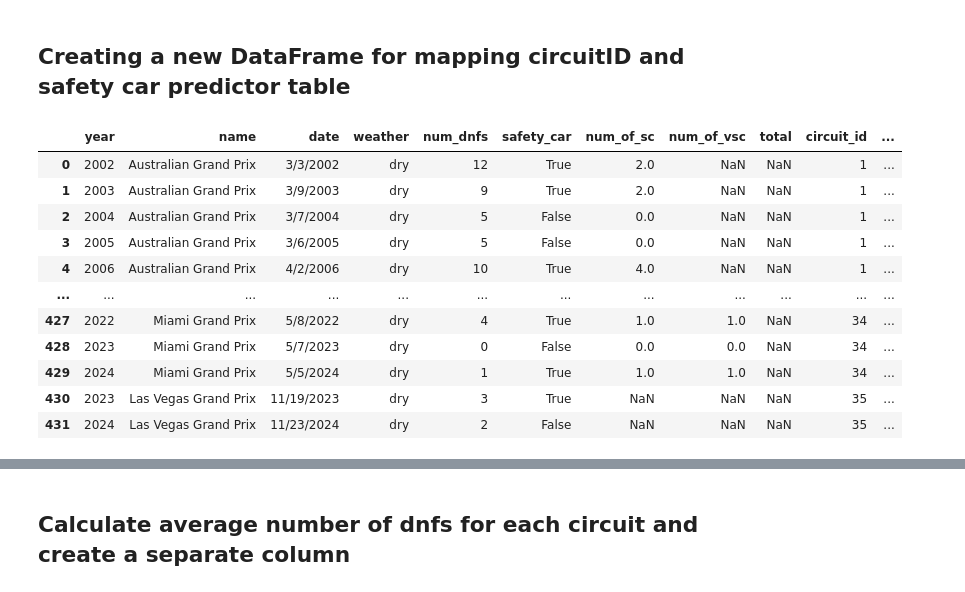
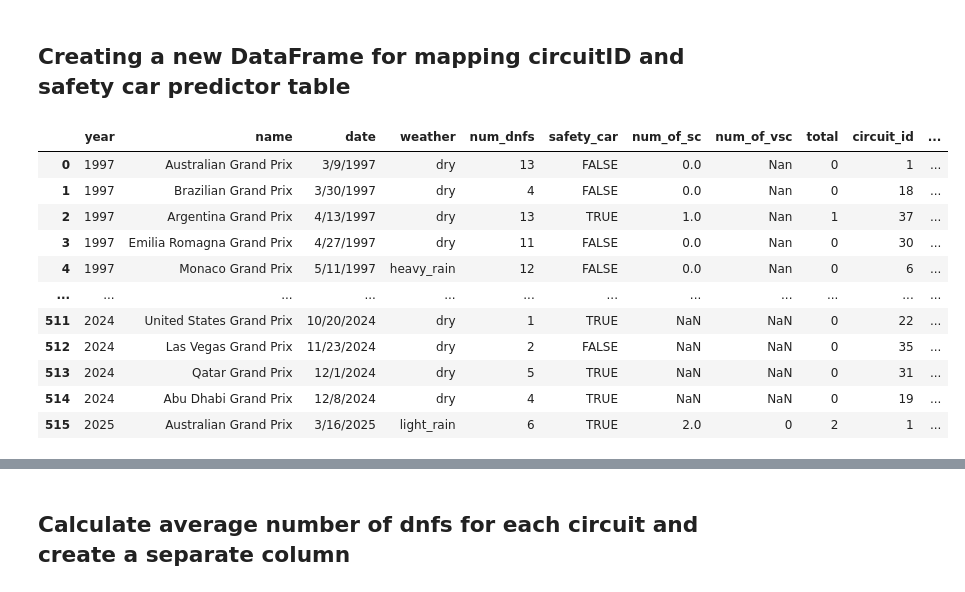
Before and after one commit to alex64a/F1-Safety-Car-Predictor, a Jupyter notebook: F1-Safety-Car-Predictor.ipynb, the cells around one changed output, grey strips where cells are left out. Cells and saved outputs as stored; diff of their text form; code cells hidden in the pictures.

```diff
--- a/F1-Safety-Car-Predictor.ipynb
+++ b/F1-Safety-Car-Predictor.ipynb
@@ -74,57 +75,58 @@ array(['Australian Grand Prix', 'Malaysian Grand Prix',
 # %%
 
 circuit_mapping = {
-    'Australian Grand Prix': 1,
-    'Malaysian Grand Prix': 2,
-    'Chinese Grand Prix': 3,
-    'Bahrain Grand Prix': 4,
-    'Spanish Grand Prix': 5,
-    'Monaco Grand Prix': 6,
-    'Canadian Grand Prix': 7,
-    'British Grand Prix': 8,
-    'German Grand Prix': 9,
-    'Hungarian Grand Prix': 10,
-    'Belgian Grand Prix': 11,
-    'Italian Grand Prix': 12,
-    'Singapore Grand Prix': 13,
-    'Korean Grand Prix': 14,
-    'Japanese Grand Prix': 15,
-    'Indian Grand Prix': 16,
-    'Abu Dhabi Grand Prix': 17,
-    'United States Grand Prix': 18,
-    'Brazilian Grand Prix': 19,
-    'Austrian Grand Prix': 20,
-    'Russian Grand Prix': 21,
-    'Mexican Grand Prix': 22,
-    'Azerbaijan Grand Prix': 23,
-    'French Grand Prix': 24,
-    'Tuscan Grand Prix': 25,
-    'Eifel Grand Prix': 26,
-    'Portuguese Grand Prix': 27,
-    'Emilia Romagna Grand Prix': 28,
-    'Turkish Grand Prix': 29,
-    'Qatar Grand Prix': 30,
-    'Dutch Grand Prix': 31,
-    'Mexico City Grand Prix': 32,
-    'Sao Paulo Grand Prix': 33,
-    'Saudi Arabian Grand Prix': 34,
-    'Miami Grand Prix': 35,
-    'Las Vegas Grand Prix': 36,
-    'Indianapolis Grand Prix' : 37,
+    "Australian Grand Prix": 1,
+    "Malaysian Grand Prix": 2,
+    "Bahrain Grand Prix": 3,
+    "Spanish Grand Prix": 4,
+    "Turkish Grand Prix": 5,
+    "Monaco Grand Prix": 6,
+    "Canadian Grand Prix": 7,
+    "French Grand Prix": 8,
+    "British Grand Prix": 9,
+    "German Grand Prix": 10,
+    "Hungarian Grand Prix": 11,
+    "European Grand Prix": 12,
+    "Belgian Grand Prix": 13,
+    "Italian Grand Prix": 14,
+    "Singapore Grand Prix": 15,
+    "Japanese Grand Prix": 16,
+    "Chinese Grand Prix": 17,
+    "Brazilian Grand Prix": 18,
+    "Abu Dhabi Grand Prix": 19,
+    "Korean Grand Prix": 20,
+    "Indian Grand Prix": 21,
+    "United States Grand Prix": 22,
+    "Austrian Grand Prix": 23,
+    "Russian Grand Prix": 24,
+    "Mexican Grand Prix": 25,
+    "Azerbaijan Grand Prix": 26,
+    "Tuscan Grand Prix": 27,
+    "Eifel Grand Prix": 28,
+    "Portugese Grand Prix": 29,
+    "Emilia Romagna Grand Prix": 30,
+    "Qatar Grand Prix": 31,
+    "Dutch Grand Prix": 32,
+    "Saudi Arabian Grand Prix": 33,
+    "Miami Grand Prix": 34,
+    "Las Vegas Grand Prix": 35,
+    "Indianapolis Grand Prix": 36,
+    "Argentina Grand Prix": 37
 }
+
 
 #safety_car_predictor.insert(0, 'circuit_id', safety_car_predictor['name'].map(circuit_mapping))
 safety_car_predictor
 # %% [output]
 |  | year | name | date | weather | num_dnfs | safety_car | num_of_sc | num_of_vsc | total | circuit_id | ... |
-| 0 | 2002 | Australian Grand Prix | 3/3/2002 | dry | 12 | True | 2.0 | NaN | NaN | 1 | ... |
-| 1 | 2003 | Australian Grand Prix | 3/9/2003 | dry | 9 | True | 2.0 | NaN | NaN | 1 | ... |
-| 2 | 2004 | Australian Grand Prix | 3/7/2004 | dry | 5 | False | 0.0 | NaN | NaN | 1 | ... |
-| 3 | 2005 | Australian Grand Prix | 3/6/2005 | dry | 5 | False | 0.0 | NaN | NaN | 1 | ... |
-| 4 | 2006 | Australian Grand Prix | 4/2/2006 | dry | 10 | True | 4.0 | NaN | NaN | 1 | ... |
+| 0 | 1997 | Australian Grand Prix | 3/9/1997 | dry | 13 | FALSE | 0.0 | Nan | 0 | 1 | ... |
+| 1 | 1997 | Brazilian Grand Prix | 3/30/1997 | dry | 4 | FALSE | 0.0 | Nan | 0 | 18 | ... |
+| 2 | 1997 | Argentina Grand Prix | 4/13/1997 | dry | 13 | TRUE | 1.0 | Nan | 1 | 37 | ... |
+| 3 | 1997 | Emilia Romagna Grand Prix | 4/27/1997 | dry | 11 | FALSE | 0.0 | Nan | 0 | 30 | ... |
+| 4 | 1997 | Monaco Grand Prix | 5/11/1997 | heavy_rain | 12 | FALSE | 0.0 | Nan | 0 | 6 | ... |
 | ... | ... | ... | ... | ... | ... | ... | ... | ... | ... | ... | ... |
-| 427 | 2022 | Miami Grand Prix | 5/8/2022 | dry | 4 | True | 1.0 | 1.0 | NaN | 34 | ... |
-| 428 | 2023 | Miami Grand Prix | 5/7/2023 | dry | 0 | False | 0.0 | 0.0 | NaN | 34 | ... |
-| 429 | 2024 | Miami Grand Prix | 5/5/2024 | dry | 1 | True | 1.0 | 1.0 | NaN | 34 | ... |
-| 430 | 2023 | Las Vegas Grand Prix | 11/19/2023 | dry | 3 | True | NaN | NaN | NaN | 35 | ... |
-| 431 | 2024 | Las Vegas Grand Prix | 11/23/2024 | dry | 2 | False | NaN | NaN | NaN | 35 | ... |
+| 511 | 2024 | United States Grand Prix | 10/20/2024 | dry | 1 | TRUE | NaN | NaN | 0 | 22 | ... |
+| 512 | 2024 | Las Vegas Grand Prix | 11/23/2024 | dry | 2 | FALSE | NaN | NaN | 0 | 35 | ... |
+| 513 | 2024 | Qatar Grand Prix | 12/1/2024 | dry | 5 | TRUE | NaN | NaN | 0 | 31 | ... |
+| 514 | 2024 | Abu Dhabi Grand Prix | 12/8/2024 | dry | 4 | TRUE | NaN | NaN | 0 | 19 | ... |
+| 515 | 2025 | Australian Grand Prix | 3/16/2025 | light_rain | 6 | TRUE | 2.0 | 0 | 2 | 1 | ... |
```
Also changed, not shown: parts of 10 cells of this notebook, 3 other files.
